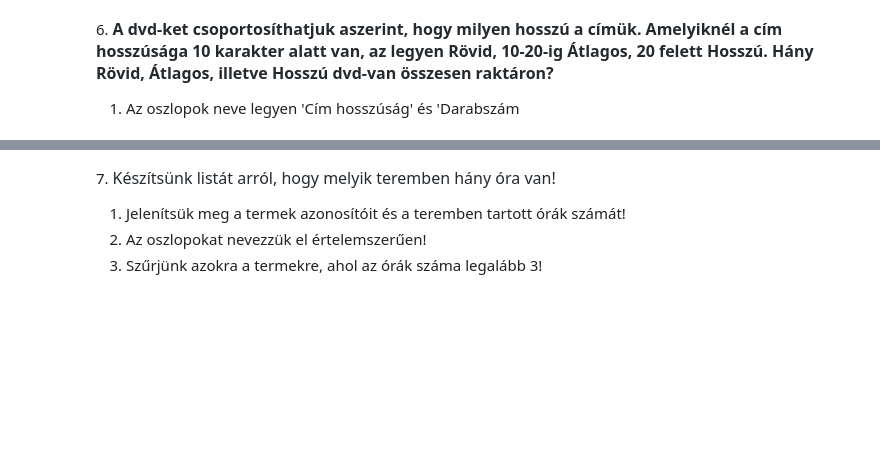
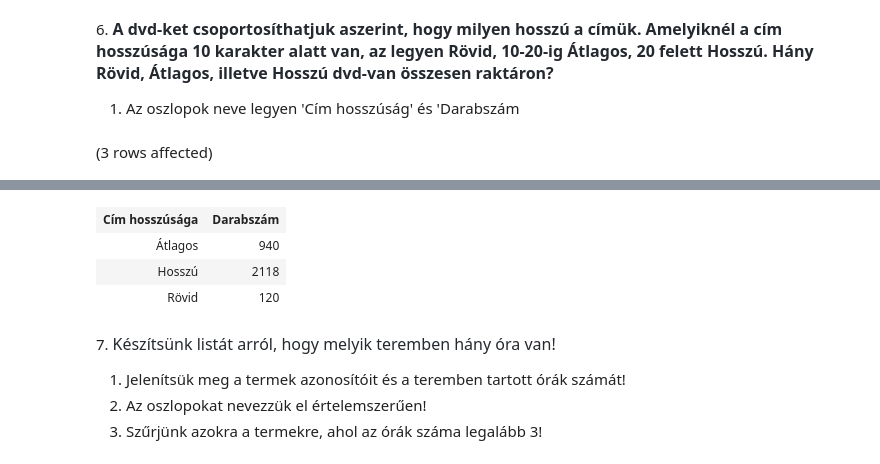
Before and after one commit to Mdorka22/gyakorlas_adatb, a Jupyter notebook: gyakorlat02_feladatok .ipynb, the cells around one changed output, grey strips where cells are left out. Cells and saved outputs as stored; diff of their text form; code cells hidden in the pictures; blank space fills up the shorter version.

```diff
--- a/gyakorlat02_feladatok .ipynb
+++ b/gyakorlat02_feladatok .ipynb
@@ -135,3 +135,18 @@ Total execution time: 00:00:00.021
 6. <span style="font-weight: 600; color: rgb(36, 41, 47); font-family: -apple-system, BlinkMacSystemFont, &quot;Segoe UI&quot;, Helvetica, Arial, sans-serif, &quot;Apple Color Emoji&quot;, &quot;Segoe UI Emoji&quot;; font-size: 16px;">A dvd-ket csoportosíthatjuk aszerint, hogy milyen hosszú a címük. Amelyiknél a cím hosszúsága 10 karakter alatt van, az legyen Rövid, 10-20-ig Átlagos, 20 felett Hosszú. Hány Rövid, Átlagos, illetve Hosszú dvd-van összesen raktáron?</span>
 
 1. Az oszlopok neve legyen 'Cím hosszúság' és 'Darabszám
+# %%
+select  case
+        when len(cim)<10 then 'Rövid'
+        when len(cim)>20 then 'Hosszú'
+        else 'Átlagos'
+        end as 'Cím hosszúsága',
+        sum([raktár készlet]) as 'Darabszám'
+from dvd
+group by case
+        when len(cim)<10 then 'Rövid'
+        when len(cim)>20 then 'Hosszú'
+        else 'Átlagos'
+        end
+# %% [output]
+(3 rows affected)
@@ -138,3 +154,7 @@ Total execution time: 00:00:00.021
+| Cím hosszúsága | Darabszám |
+| Átlagos | 940 |
+| Hosszú | 2118 |
+| Rövid | 120 |
 # %% [markdown]
 7. <span style="color: rgb(36, 41, 47); font-family: -apple-system, BlinkMacSystemFont, &quot;Segoe UI&quot;, Helvetica, Arial, sans-serif, &quot;Apple Color Emoji&quot;, &quot;Segoe UI Emoji&quot;; font-size: 16px;">Készítsünk listát arról, hogy melyik teremben hány óra van!</span>
 
```
Also changed, not shown: parts of 1 cell of this notebook.
